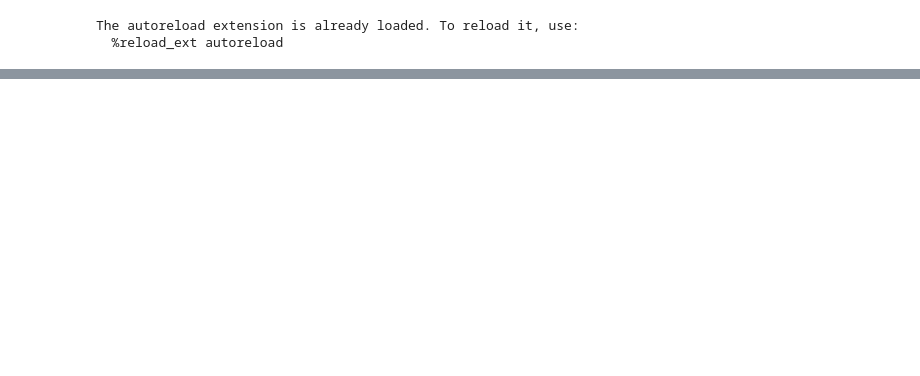
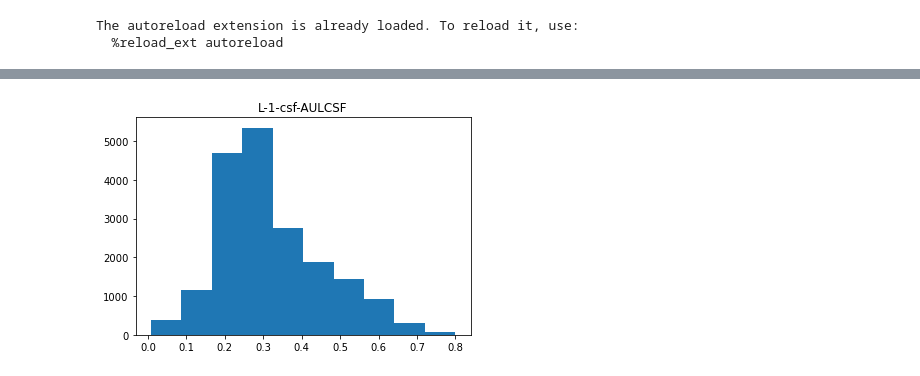
Before and after one commit to mdaghlian/amblyopia_emc, a Jupyter notebook: amb_scripts/r0_reports/r1_surfaces.ipynb, the cells around one changed output, grey strips where cells are left out. Cells and saved outputs as stored; diff of their text form; code cells hidden in the pictures; blank space fills up the shorter version.

```diff
--- a/amb_scripts/r0_reports/r1_surfaces.ipynb
+++ b/amb_scripts/r0_reports/r1_surfaces.ipynb
@@ -116,0 +78,4 @@ fs.surf_list
+# %%
+prf_multi['sub-01'].add_prf_diff(
+    'L_1_gauss', 'L_2_gauss'
+)
@@ -116,0 +112,13 @@ fs.surf_list
+# %%
+fs_dir = opj(os.getenv('DIR_DATA_DERIV'), 'freesurfer')
+
+fs = FSMaker('sub-02', fs_dir)
+roi_list = ['V1','V2','V3.','V3a', 'V3b','hV4','VO1','VO2','LO1','LO2','TO1','TO2']
+fs.open_fs_surface([
+    'L-1-csf-AULCSF',
+    # 'L-2-csf-rsq',
+    # 'R-1-csf-rsq',
+    # 'R-2-csf-rsq',
+    ],
+    # roi_list=roi_list
+    )
@@ -116,0 +130,74 @@ fs.surf_list
+# %%
+p_list = {
+    # 'gauss' : ['pol',    'ecc',  'size_1', 'rsq'],
+    'csf' : ['AULCSF',]# 'width_r', 'sf0', 'maxC', 'sfmax', 'rsq']
+    # 'css' : ['n_exp', 'rsq'],
+    # 'dog' : ['size_1', 'rsq', 'size_ratio'],
+    # 'norm' : ['']
+}
+sub_el = {
+    'sub-01': -35,
+    'sub-02': -20,
+}
+cmap_dict = {
+    'width_r' : 'Reds_r',
+    'sf0' : 'Blues',
+    'sfmax' : 'Blues',
+    'maxC' : 'Greens',
+    'pol' : 'marco_pol',
+    'ecc' : 'ecc' ,
+    'rsq' : 'cool'  ,
+    'size_1' : 'viridis',
+    'AULCSF' : 'viridis_r',
+}
+
+vval_dict = {
+    'pol': [-3.14, 3.14],
+    'ecc': [0,5],
+    'size_1': [0,8],
+    'rsq': [0,1],
+    'width_r': [0,3],
+    'sf0' : [0,6],
+    'maxC': [0, 200],
+    'sfmax': [0, 20],
+    'AULCSF' : [0,1],
+    }
+sc_folder = '/data1/projects/dumoulinlab/Lab_members/Marcus/projects/amblyopia_emc/code/amb_code/reports/'
+for sub in ['sub-02']:#sub_list:
+    fs = FSMaker(sub, fs_dir)
+    for ses in ['1', '2']:
+        for eye in ['L', 'R']:
+            for m in p_list.keys():
+                vx_mask = prf_multi[sub].return_vx_mask({
+                    f'{eye}_{ses}_{m}-min-rsq':.1
+                })
+                for p in p_list[m]:
+                    this_data = prf_multi[sub].prf_obj[f'{eye}_{ses}_{m}'].pd_params[p]
+                    surf_name = f'{eye}-{ses}-{m}-{p}'
+                    plt.figure()
+                    plt.title(surf_name)
+                    plt.hist(this_data[vx_mask])
+                    fs.add_surface(
+                        data = this_data,
+                        surf_name = surf_name,
+                        vmin = vval_dict[p][0],
+                        vmax = vval_dict[p][1],
+                        data_mask = vx_mask,
+                        cmap = cmap_dict[p],
+                        cmap_nsteps=100
+                    )
+                    fview_cmds = {
+                        'do_scrn_shot' : True,
+                        'azimuth' : 90,
+                        'elevation' : sub_el[sub],
+                        'scr_shot_file' : opj(sc_folder, sub)
+                    }
+
+                    # fs.open_fs_surface(
+                    #     surf_name=surf_name,
+                    #     mesh='inflated',
+                    #     **fview_cmds,
+                    #     )
+
+                    # bloop
+# %% [output]
@@ -116,0 +208 @@ fs.surf_list
+[figure, added]
```
Also changed, not shown: parts of 69 cells of this notebook, 18 other files.
